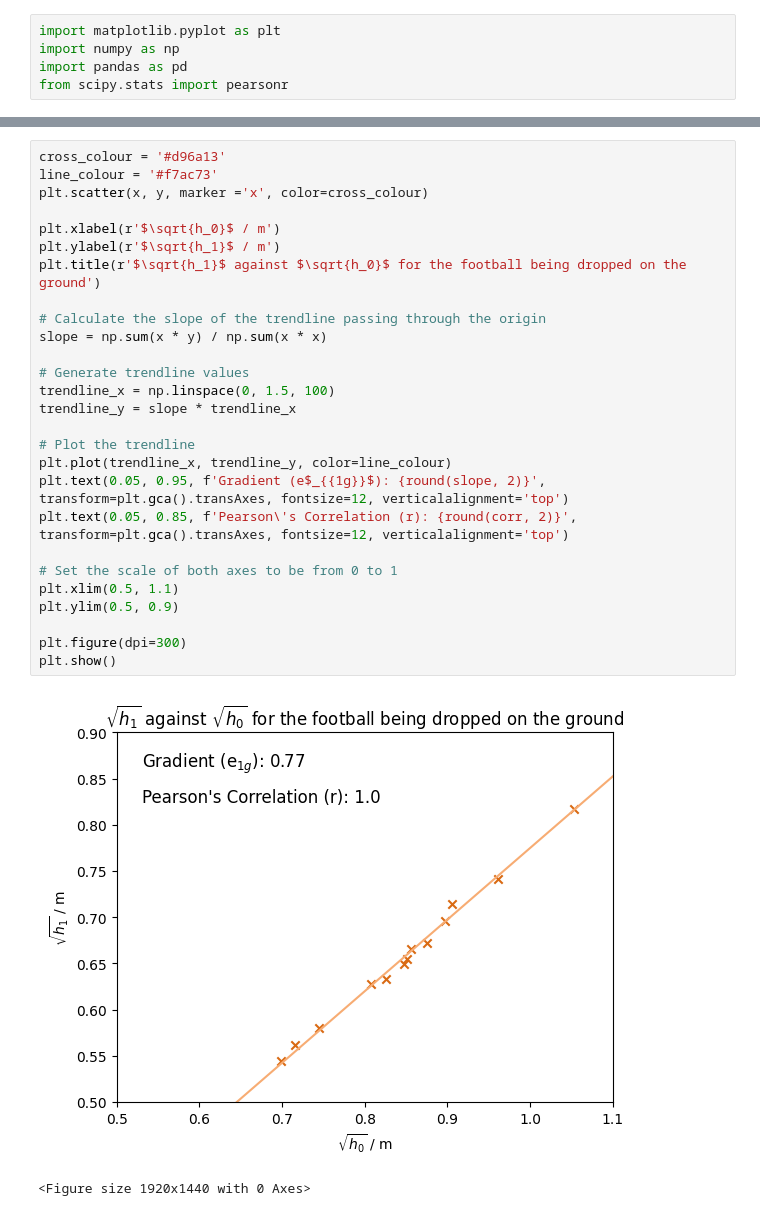
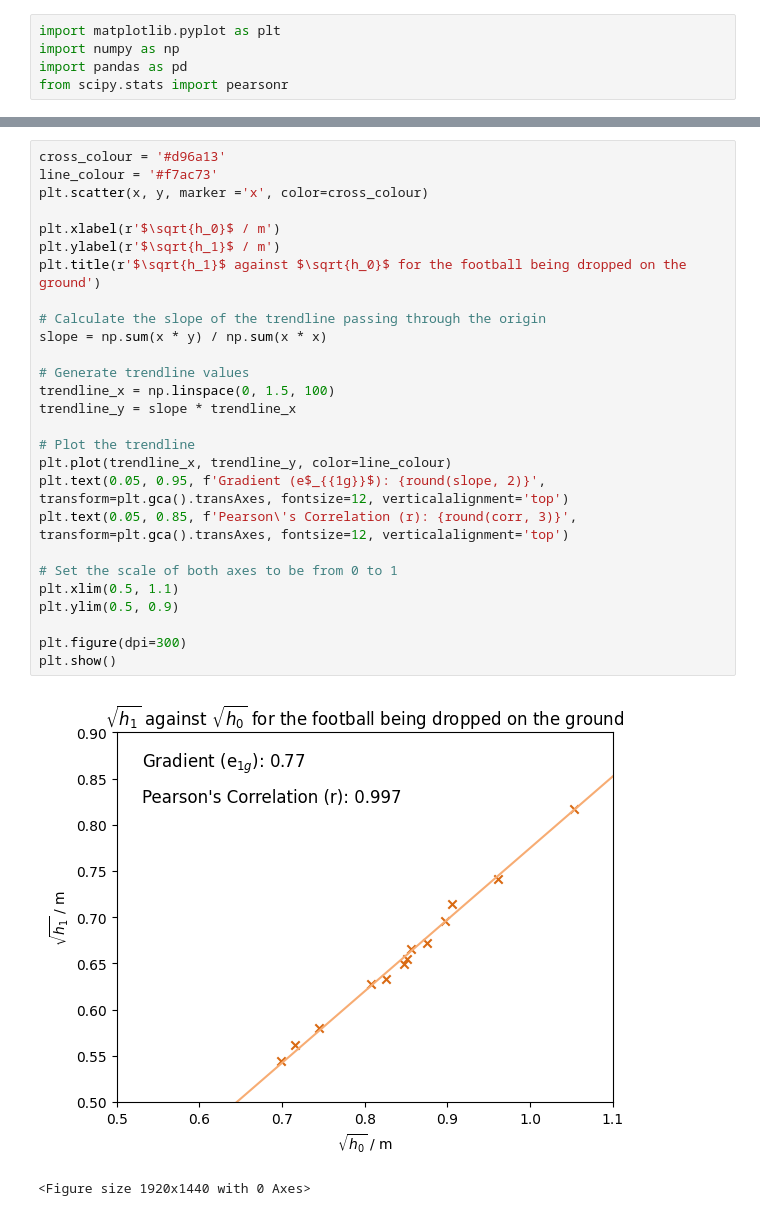
Before and after one commit to Aaryan-Varshney/practical-project-25, a Jupyter notebook: football-ground-COR.ipynb, the cells around one changed output, grey strips where cells are left out. Drawn from its saved outputs; the diff is of its cells as text.

Commit message:
final graphs v3

```diff
--- a/football-ground-COR.ipynb
+++ b/football-ground-COR.ipynb
@@ -24,30 +21,30 @@ print(corr)
 # %%
 cross_colour = '#d96a13'
 line_colour = '#f7ac73'
 plt.scatter(x, y, marker ='x', color=cross_colour)
 
 plt.xlabel(r'$\sqrt{h_0}$ / m')
 plt.ylabel(r'$\sqrt{h_1}$ / m')
 plt.title(r'$\sqrt{h_1}$ against $\sqrt{h_0}$ for the football being dropped on the ground')
 
 # Calculate the slope of the trendline passing through the origin
 slope = np.sum(x * y) / np.sum(x * x)
 
 # Generate trendline values
 trendline_x = np.linspace(0, 1.5, 100)
 trendline_y = slope * trendline_x
 
 # Plot the trendline
 plt.plot(trendline_x, trendline_y, color=line_colour)
 plt.text(0.05, 0.95, f'Gradient (e$_{{1g}}$): {round(slope, 2)}', transform=plt.gca().transAxes, fontsize=12, verticalalignment='top')
-plt.text(0.05, 0.85, f'Pearson\'s Correlation (r): {round(corr, 2)}', transform=plt.gca().transAxes, fontsize=12, verticalalignment='top')
+plt.text(0.05, 0.85, f'Pearson\'s Correlation (r): {round(corr, 3)}', transform=plt.gca().transAxes, fontsize=12, verticalalignment='top')
 
 # Set the scale of both axes to be from 0 to 1
 plt.xlim(0.5, 1.1)
 plt.ylim(0.5, 0.9)
 
 plt.figure(dpi=300)
 plt.show()
 # %% [output]
-[figure, old version]
+[figure, new version]
 <Figure size 1920x1440 with 0 Axes>
```
Also changed, not shown: parts of 1 cell of this notebook, 1 other file.
